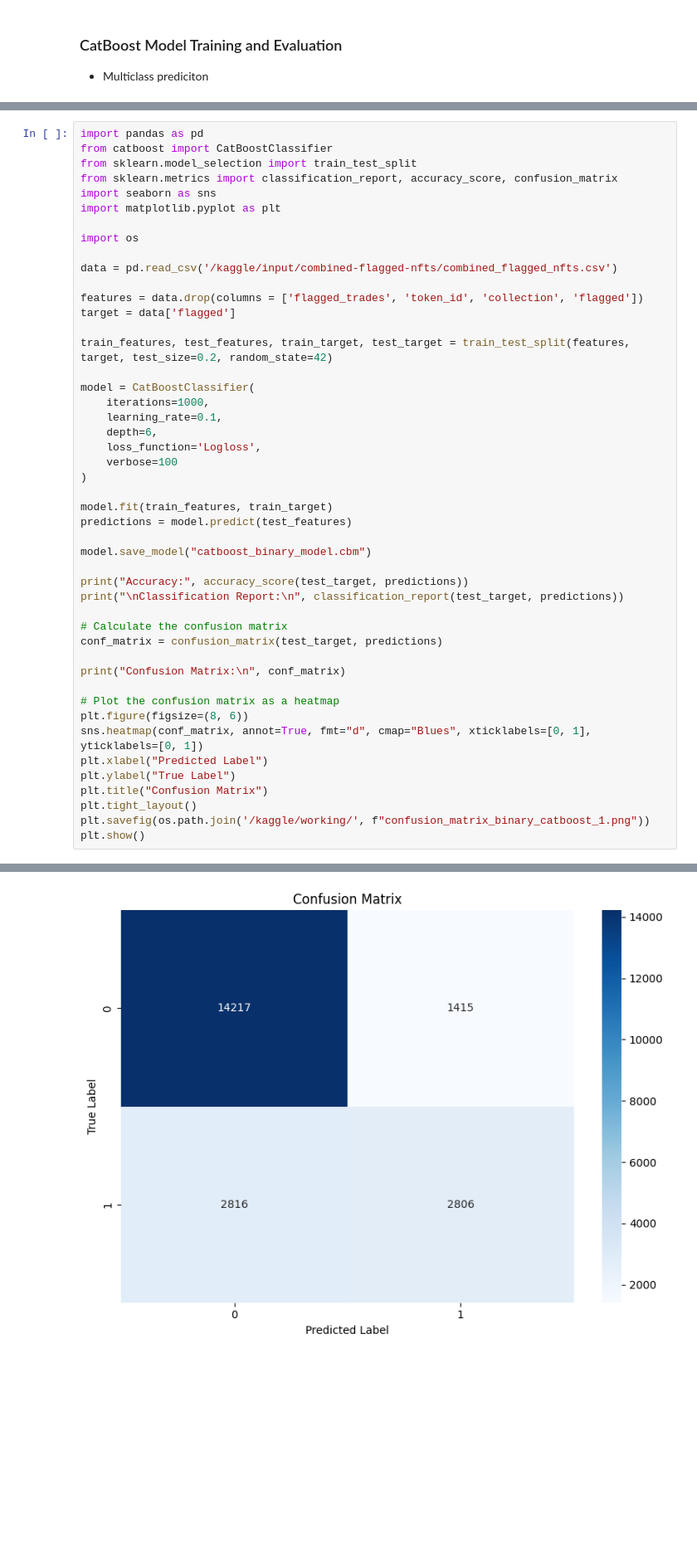
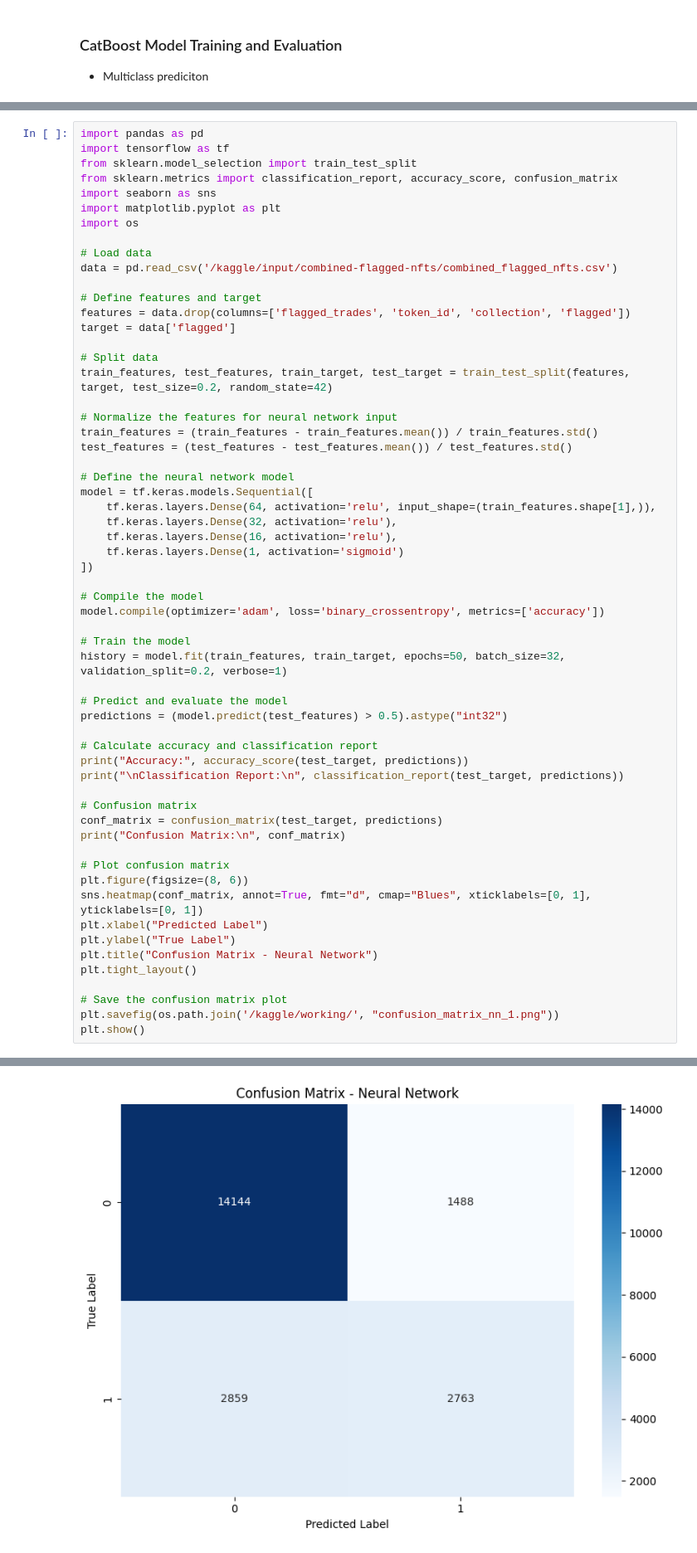
Before and after one commit to ajilataN/Fraud-Detection-in-NFT-Markets, a Jupyter notebook: fraud-detection.ipynb, the cells around one changed output, grey strips where cells are left out. Shown at 83% size. Drawn from its saved outputs; the diff is of its cells as text; blank space fills up the shorter version.

```diff
--- a/fraud-detection.ipynb
+++ b/fraud-detection.ipynb
@@ -588,49 +591,61 @@ Accuracy: 0.8760233367836643
 weighted avg       0.85      0.88      0.85     21254
 # %%
 import pandas as pd
-from catboost import CatBoostClassifier
+import tensorflow as tf
 from sklearn.model_selection import train_test_split
 from sklearn.metrics import classification_report, accuracy_score, confusion_matrix
 import seaborn as sns
 import matplotlib.pyplot as plt
-
 import os
 
+# Load data
 data = pd.read_csv('/kaggle/input/combined-flagged-nfts/combined_flagged_nfts.csv')
 
-features = data.drop(columns = ['flagged_trades', 'token_id', 'collection', 'flagged'])
+# Define features and target
+features = data.drop(columns=['flagged_trades', 'token_id', 'collection', 'flagged'])
 target = data['flagged']
 
+# Split data
 train_features, test_features, train_target, test_target = train_test_split(features, target, test_size=0.2, random_state=42)
 
-model = CatBoostClassifier(
-    iterations=1000,
-    learning_rate=0.1,
-    depth=6,
-    loss_function='Logloss',
-    verbose=100
-)
+# Normalize the features for neural network input
+train_features = (train_features - train_features.mean()) / train_features.std()
+test_features = (test_features - test_features.mean()) / test_features.std()
 
-model.fit(train_features, train_target)
-predictions = model.predict(test_features)
+# Define the neural network model
+model = tf.keras.models.Sequential([
+    tf.keras.layers.Dense(64, activation='relu', input_shape=(train_features.shape[1],)),
+    tf.keras.layers.Dense(32, activation='relu'),
+    tf.keras.layers.Dense(16, activation='relu'),
+    tf.keras.layers.Dense(1, activation='sigmoid')
+])
 
-model.save_model("catboost_binary_model.cbm")
+# Compile the model
+model.compile(optimizer='adam', loss='binary_crossentropy', metrics=['accuracy'])
 
+# Train the model
+history = model.fit(train_features, train_target, epochs=50, batch_size=32, validation_split=0.2, verbose=1)
+
+# Predict and evaluate the model
+predictions = (model.predict(test_features) > 0.5).astype("int32")
+
+# Calculate accuracy and classification report
 print("Accuracy:", accuracy_score(test_target, predictions))
 print("\nClassification Report:\n", classification_report(test_target, predictions))
 
-# Calculate the confusion matrix
+# Confusion matrix
 conf_matrix = confusion_matrix(test_target, predictions)
-
 print("Confusion Matrix:\n", conf_matrix)
 
-# Plot the confusion matrix as a heatmap
+# Plot confusion matrix
 plt.figure(figsize=(8, 6))
 sns.heatmap(conf_matrix, annot=True, fmt="d", cmap="Blues", xticklabels=[0, 1], yticklabels=[0, 1])
 plt.xlabel("Predicted Label")
 plt.ylabel("True Label")
-plt.title("Confusion Matrix")
+plt.title("Confusion Matrix - Neural Network")
 plt.tight_layout()
-plt.savefig(os.path.join('/kaggle/working/', f"confusion_matrix_binary_catboost_1.png"))
+
+# Save the confusion matrix plot
+plt.savefig(os.path.join('/kaggle/working/', "confusion_matrix_nn_1.png"))
 plt.show()
 # %% [output]
@@ -654 +669 @@ Confusion Matrix:
-[figure, old version]
+[figure, new version]
```
Also changed, not shown: parts of 12 cells of this notebook.
